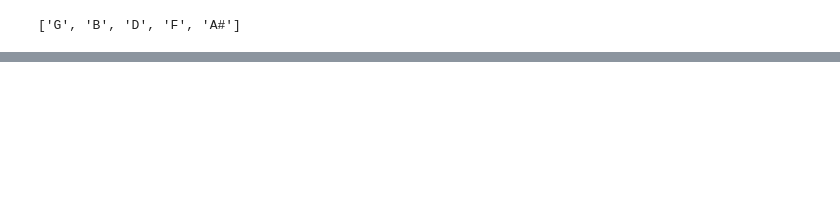
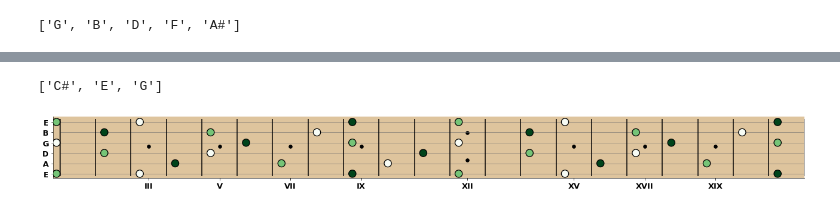
Before and after one commit to dantaki/music, a Jupyter notebook: fretter.ipynb, the cells around one changed output, grey strips where cells are left out. Saved outputs shown, nothing was run; the diff lists cells and outputs as text; code cells hidden in the pictures; blank space fills up the shorter version.

```diff
--- a/fretter.ipynb
+++ b/fretter.ipynb
@@ -192,0 +202,9 @@ G.fret_notes(s,color_notes=True)
+# %%
+M = Music()
+s = M.return_notes('C#','triad','diminished')
+print(s)
+G = Guitar(M)
+G.fret_notes(s,color_notes=True)
+# %% [output]
+['C#', 'E', 'G']
+[figure, added]
```
Also changed, not shown: parts of 2 cells of this notebook, 2 other files.
